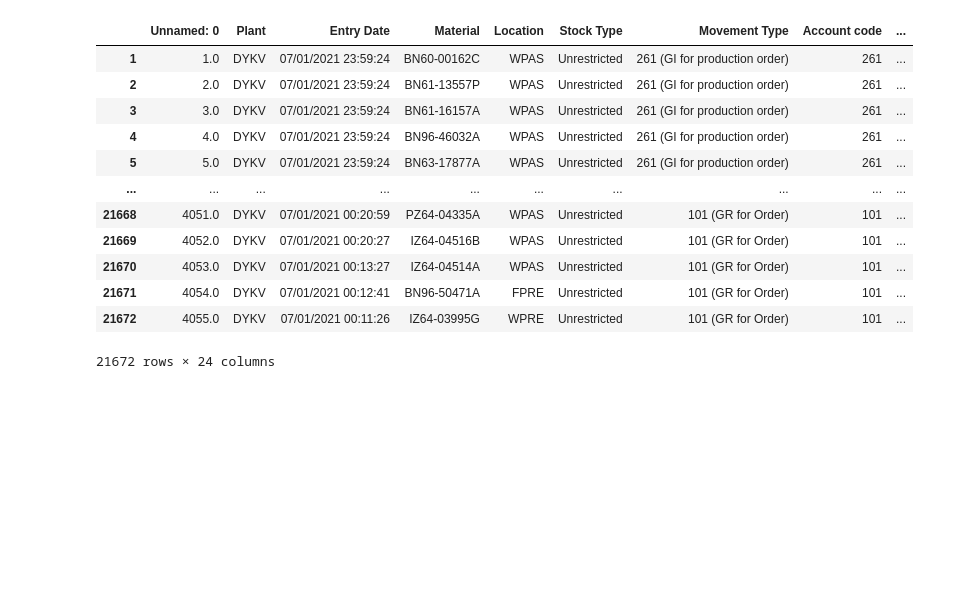
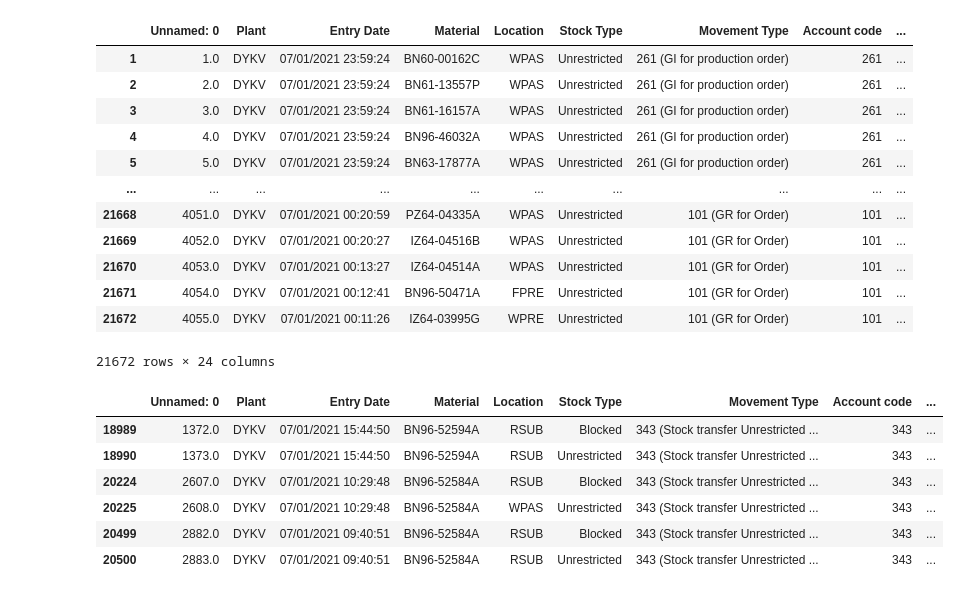
Before and after one commit to randomside/Excel-to-SQL-snippets, a Jupyter notebook: snippets.ipynb, the cells around one changed output. Cells and saved outputs as stored; diff of their text form; code cells hidden in the pictures; blank space fills up the shorter version.

```diff
--- a/snippets.ipynb
+++ b/snippets.ipynb
@@ -263,0 +314,10 @@ step_one
+# %%
+thuyen_chuyen[0]
+# %% [output]
+|  | Unnamed: 0 | Plant | Entry Date | Material | Location | Stock Type | Movement Type | Account code | ... |
+| 18989 | 1372.0 | DYKV | 07/01/2021 15:44:50 | BN96-52594A | RSUB | Blocked | 343 (Stock transfer Unrestricted ... | 343 | ... |
+| 18990 | 1373.0 | DYKV | 07/01/2021 15:44:50 | BN96-52594A | RSUB | Unrestricted | 343 (Stock transfer Unrestricted ... | 343 | ... |
+| 20224 | 2607.0 | DYKV | 07/01/2021 10:29:48 | BN96-52584A | RSUB | Blocked | 343 (Stock transfer Unrestricted ... | 343 | ... |
+| 20225 | 2608.0 | DYKV | 07/01/2021 10:29:48 | BN96-52584A | WPAS | Unrestricted | 343 (Stock transfer Unrestricted ... | 343 | ... |
+| 20499 | 2882.0 | DYKV | 07/01/2021 09:40:51 | BN96-52584A | RSUB | Blocked | 343 (Stock transfer Unrestricted ... | 343 | ... |
+| 20500 | 2883.0 | DYKV | 07/01/2021 09:40:51 | BN96-52584A | RSUB | Unrestricted | 343 (Stock transfer Unrestricted ... | 343 | ... |
```
Also changed, not shown: parts of 9 cells of this notebook, 2 other files.
